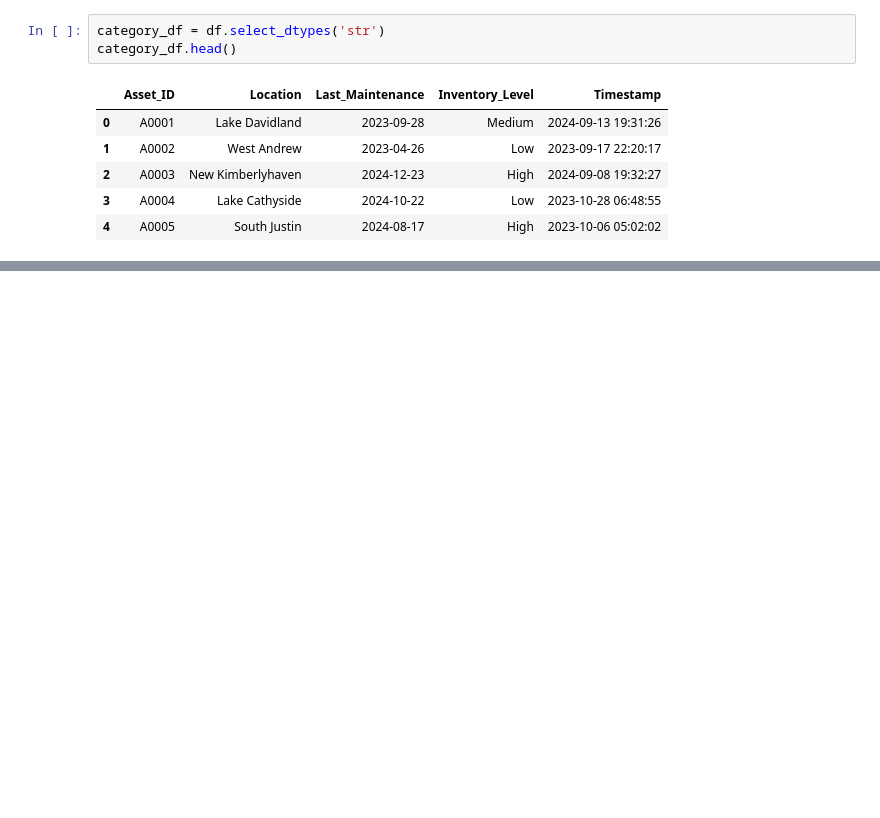
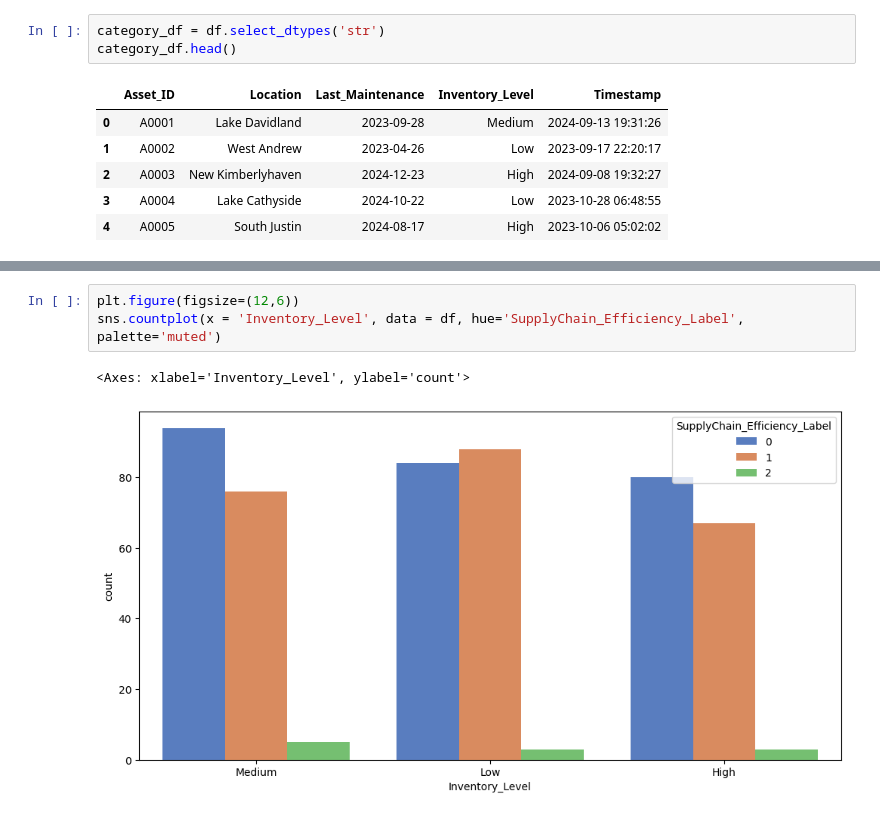
Before and after one commit to Vishesh-coder/AI_ML, a Jupyter notebook: EDA/eda.ipynb, the cells around one changed output, grey strips where cells are left out. Saved outputs shown, nothing was run; the diff lists cells and outputs as text; blank space fills up the shorter version.

```diff
--- a/EDA/eda.ipynb
+++ b/EDA/eda.ipynb
@@ -192,0 +224,6 @@ category_df.head()
+# %%
+plt.figure(figsize=(12,6))
+sns.countplot(x = 'Inventory_Level', data = df, hue='SupplyChain_Efficiency_Label', palette='muted')
+# %% [output]
+<Axes: xlabel='Inventory_Level', ylabel='count'>
+[figure, added]
```
Also changed, not shown: parts of 3 cells of this notebook.
